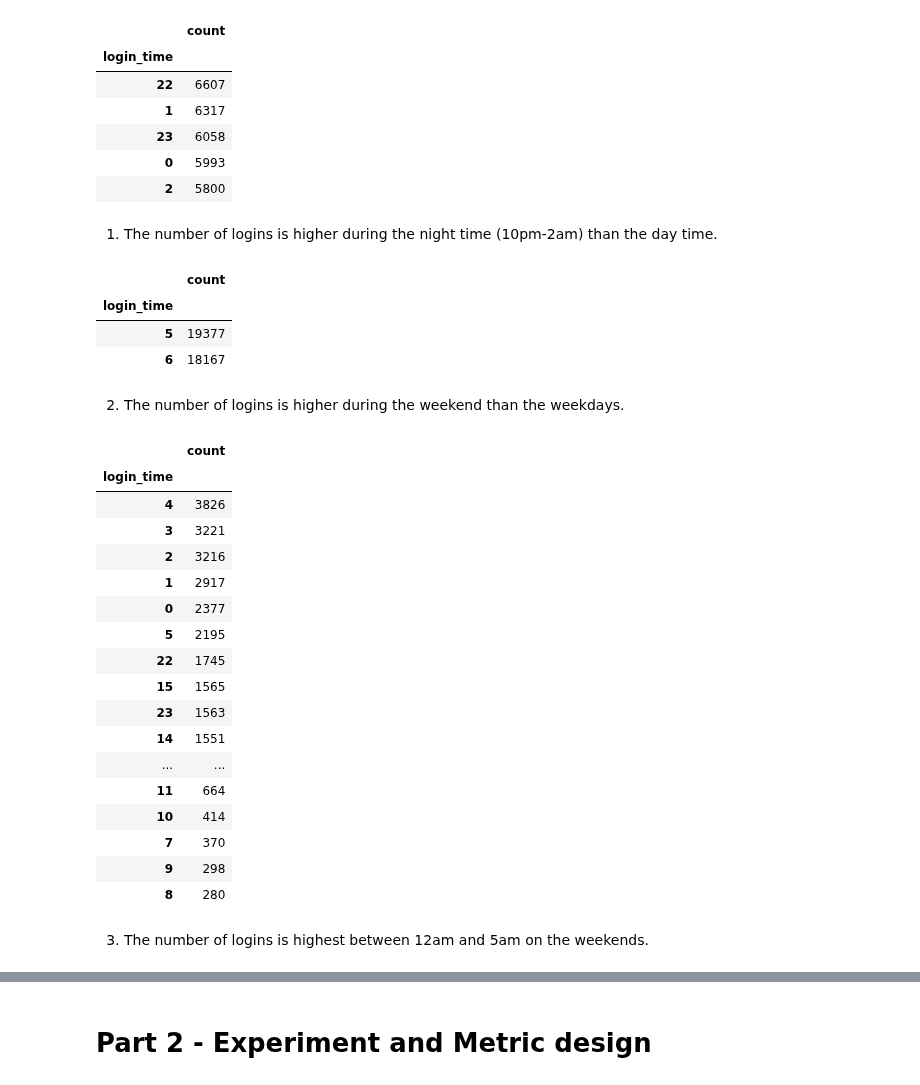
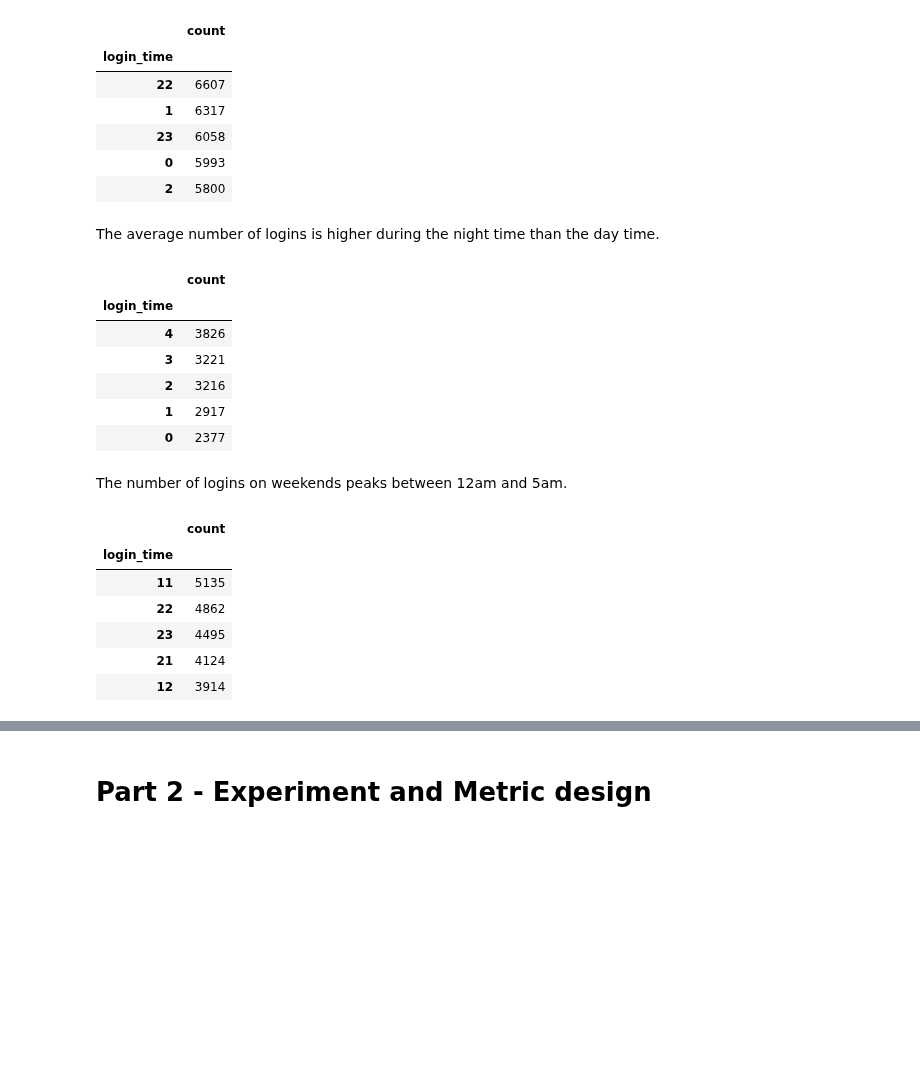
Before and after one commit to n-altawam/Sprinboard, a Jupyter notebook: 26.2.2 Ultimate Technologies Inc. Take-Home Challenge/Ultimate_data_science_challenge.ipynb, the cells around one changed output, grey strips where cells are left out. Cells and saved outputs as stored; diff of their text form; code cells hidden in the pictures; blank space fills up the shorter version.

```diff
--- a/26.2.2 Ultimate Technologies Inc. Take-Home Challenge/Ultimate_data_science_challenge.ipynb
+++ b/26.2.2 Ultimate Technologies Inc. Take-Home Challenge/Ultimate_data_science_challenge.ipynb
@@ -99,40 +124,30 @@ range_of_hours.sort_values(by='count', ascending=False).head()
 | 0 | 5993 |
 | 2 | 5800 |
 # %% [markdown]
-1. The number of logins is higher during the night time (10pm-2am) than the day time.
+The average number of logins is higher during the night time than the day time.
 # %%
-# what day of week has the highest login count?
-day_of_week = df.groupby(df.index.dayofweek).sum()
-day_of_week.sort_values(by='count', ascending=False).head(2)
+# what range of hours in a day has the highest login count on the weekend?
+weekend = df[df.index.dayofweek >= 5]
+weekend.groupby(weekend.index.hour).sum().sort_values(by='count', ascending=False).head()
 # %% [output]
 |  | count |
 | login_time |  |
-| 5 | 19377 |
-| 6 | 18167 |
+| 4 | 3826 |
+| 3 | 3221 |
+| 2 | 3216 |
+| 1 | 2917 |
+| 0 | 2377 |
-# %% [markdown]
-2. The number of logins is higher during the weekend than the weekdays.
+# %% [markdown]
+The number of logins on weekends peaks between 12am and 5am.
 # %%
-# what range of hours in a day has the highest login count on the weekend?
-weekend = df[df.index.dayofweek >= 5]
-weekend.groupby(weekend.index.hour).sum().sort_values(by='count', ascending=False)
+# what range of hours in a day has the highest login count on the weekdays?
+weekdays = df[df.index.dayofweek < 5]
+weekdays.groupby(weekdays.index.hour).sum().sort_values(by='count', ascending=False).head()
 # %% [output]
 |  | count |
 | login_time |  |
-| 4 | 3826 |
-| 3 | 3221 |
-| 2 | 3216 |
-| 1 | 2917 |
-| 0 | 2377 |
-| 5 | 2195 |
-| 22 | 1745 |
-| 15 | 1565 |
-| 23 | 1563 |
-| 14 | 1551 |
-| ... | ... |
-| 11 | 664 |
-| 10 | 414 |
-| 7 | 370 |
-| 9 | 298 |
-| 8 | 280 |
+| 11 | 5135 |
+| 22 | 4862 |
+| 23 | 4495 |
+| 21 | 4124 |
+| 12 | 3914 |
-# %% [markdown]
-3. The number of logins is highest between 12am and 5am on the weekends.
```
Also changed, not shown: parts of 37 cells of this notebook, 9 other files.
